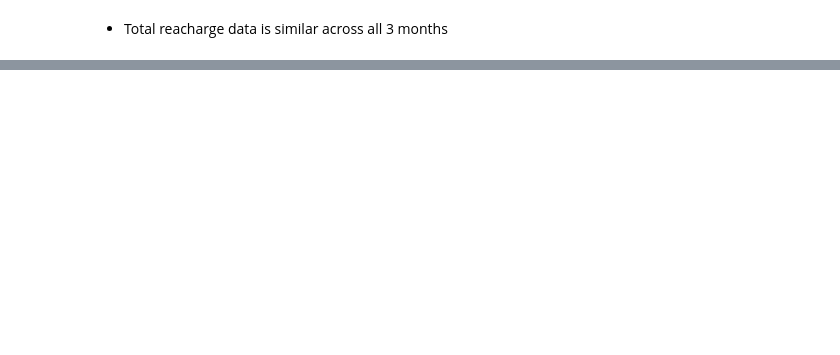
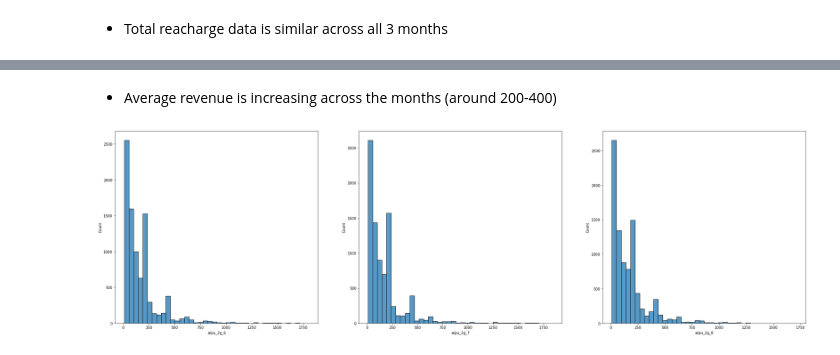
Before and after one commit to vighu0710/TelecomChurnPrediction, a Jupyter notebook: Telecom churn prediction.ipynb, the cells around one changed output, grey strips where cells are left out. Saved outputs shown, nothing was run; the diff lists cells and outputs as text; code cells hidden in the pictures; blank space fills up the shorter version.

```diff
--- a/Telecom churn prediction.ipynb
+++ b/Telecom churn prediction.ipynb
@@ -502,0 +786,10 @@ fig.show()
+# %% [markdown]
+- Average revenue is increasing across the months (around 200-400)
+# %%
+fig, axs = plt.subplots(1,3,figsize=(35,10))
+sns.histplot(Telecom_df[Telecom_df['arpu_2g_6']>10.0]['arpu_2g_6'],bins=40, ax=axs[0])
+sns.histplot(Telecom_df[Telecom_df['arpu_2g_7']>10.0]['arpu_2g_7'],bins=40, ax=axs[1])
+sns.histplot(Telecom_df[Telecom_df['arpu_2g_8']>10.0]['arpu_2g_8'],bins=40, ax=axs[2])
+fig.show()
+# %% [output]
+[figure, added]
```
Also changed, not shown: parts of 52 cells of this notebook.
